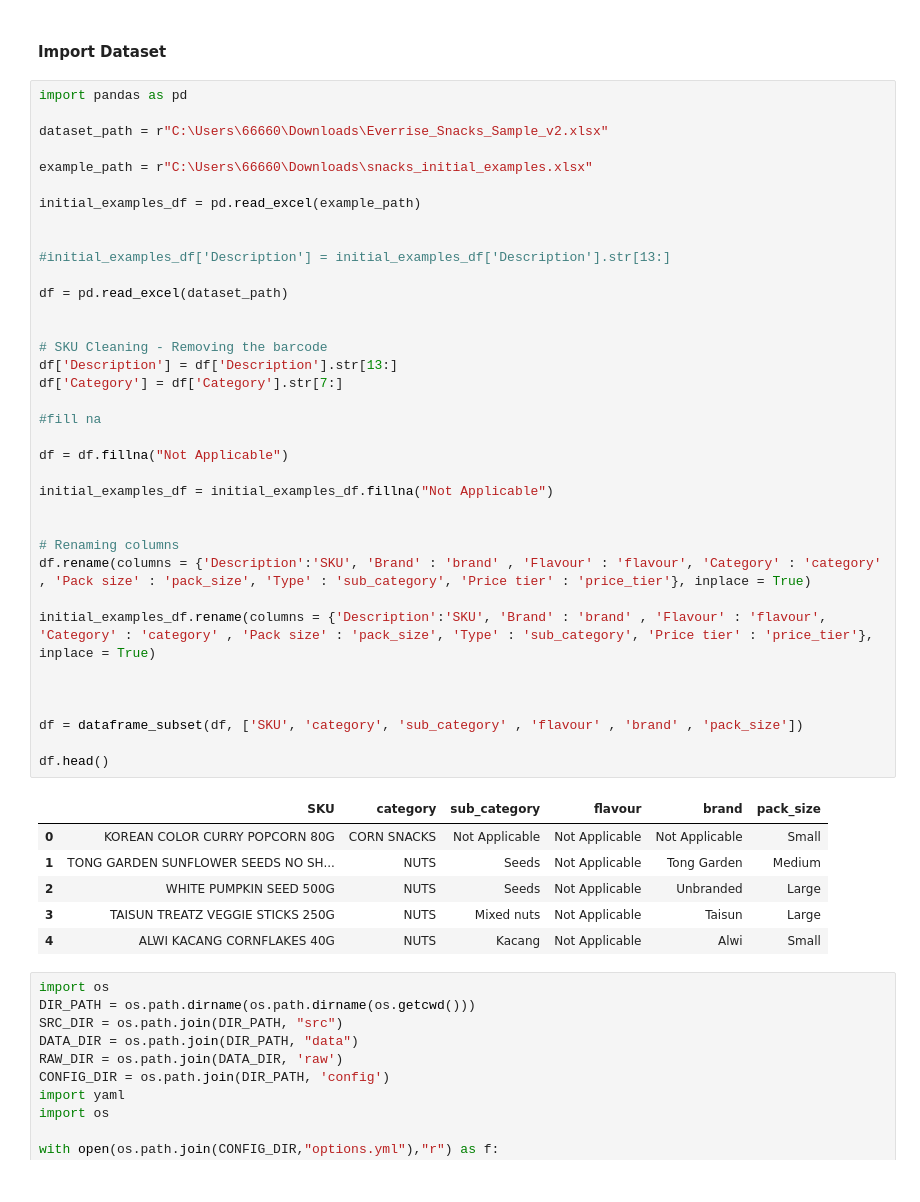
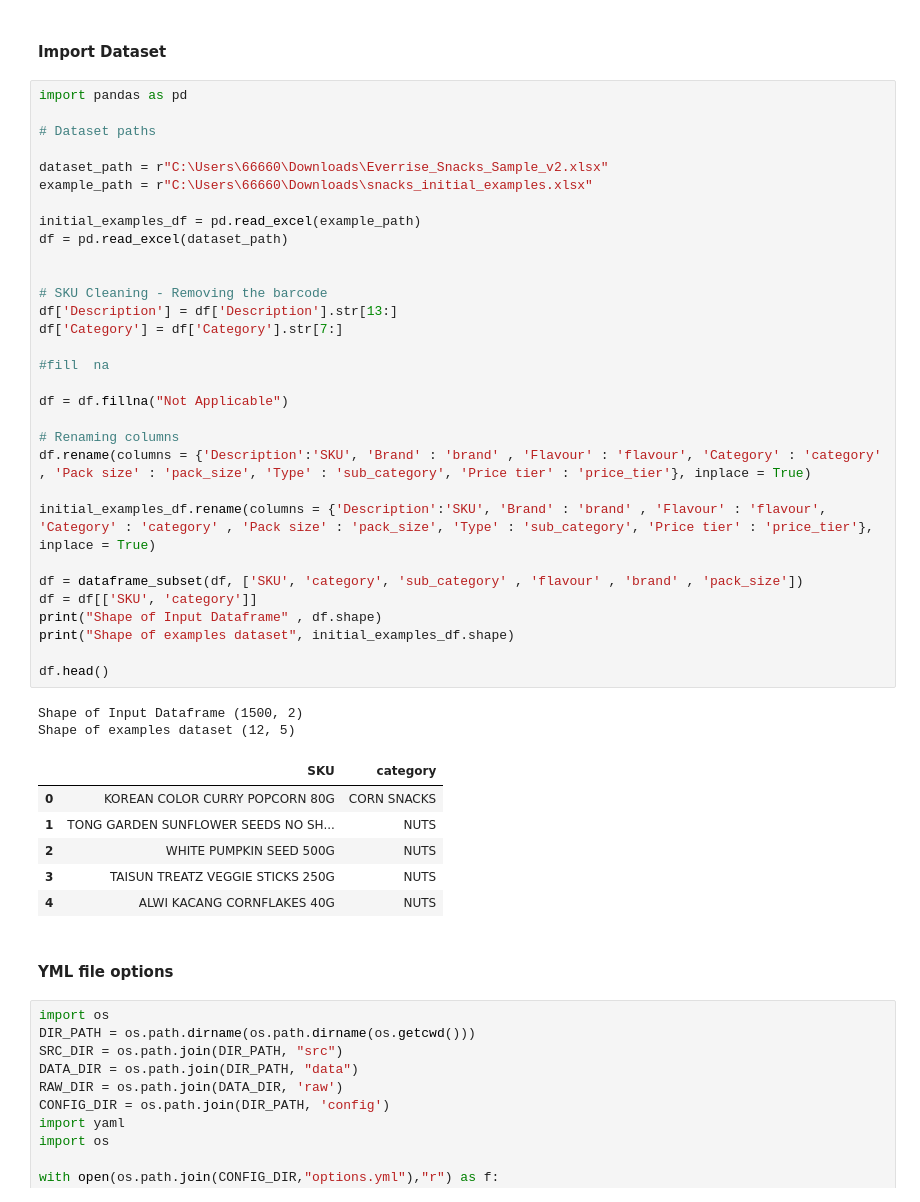
Before and after one commit to rajarshibain/bcn-labs-string-parsing, a Jupyter notebook: src/notebook/example_selector_chain_output.ipynb, the cells around one changed output. Drawn from its saved outputs; the diff is of its cells as text.

```diff
--- a/src/notebook/example_selector_chain_output.ipynb
+++ b/src/notebook/example_selector_chain_output.ipynb
@@ -197,46 +209,45 @@ def parse_json_values(data):
 # %%
 import pandas as pd
 
+# Dataset paths
+
 dataset_path = r"C:\Users\66660\Downloads\Everrise_Snacks_Sample_v2.xlsx"
-
 example_path = r"C:\Users\66660\Downloads\snacks_initial_examples.xlsx"
 
 initial_examples_df = pd.read_excel(example_path)
-
-
-#initial_examples_df['Description'] = initial_examples_df['Description'].str[13:]
-
 df = pd.read_excel(dataset_path)
 
 
 # SKU Cleaning - Removing the barcode
 df['Description'] = df['Description'].str[13:]
 df['Category'] = df['Category'].str[7:]
 
-#fill na
+#fill  na
 
 df = df.fillna("Not Applicable")
-
-initial_examples_df = initial_examples_df.fillna("Not Applicable")
-
 
 # Renaming columns
 df.rename(columns = {'Description':'SKU', 'Brand' : 'brand' , 'Flavour' : 'flavour', 'Category' : 'category' , 'Pack size' : 'pack_size', 'Type' : 'sub_category', 'Price tier' : 'price_tier'}, inplace = True)
 
 initial_examples_df.rename(columns = {'Description':'SKU', 'Brand' : 'brand' , 'Flavour' : 'flavour', 'Category' : 'category' , 'Pack size' : 'pack_size', 'Type' : 'sub_category', 'Price tier' : 'price_tier'}, inplace = True)
 
-
-
 df = dataframe_subset(df, ['SKU', 'category', 'sub_category' , 'flavour' , 'brand' , 'pack_size'])
+df = df[['SKU', 'category']]
+print("Shape of Input Dataframe" , df.shape)
+print("Shape of examples dataset", initial_examples_df.shape)
 
 df.head()
 # %% [output]
+Shape of Input Dataframe (1500, 2)
+Shape of examples dataset (12, 5)
-|  | SKU | category | sub_category | flavour | brand | pack_size |
-| 0 | KOREAN COLOR CURRY POPCORN 80G | CORN SNACKS | Not Applicable | Not Applicable | Not Applicable | Small |
-| 1 | TONG GARDEN SUNFLOWER SEEDS NO SH... | NUTS | Seeds | Not Applicable | Tong Garden | Medium |
-| 2 | WHITE PUMPKIN SEED 500G | NUTS | Seeds | Not Applicable | Unbranded | Large |
-| 3 | TAISUN TREATZ VEGGIE STICKS 250G | NUTS | Mixed nuts | Not Applicable | Taisun | Large |
-| 4 | ALWI KACANG CORNFLAKES 40G | NUTS | Kacang | Not Applicable | Alwi | Small |
+|  | SKU | category |
+| 0 | KOREAN COLOR CURRY POPCORN 80G | CORN SNACKS |
+| 1 | TONG GARDEN SUNFLOWER SEEDS NO SH... | NUTS |
+| 2 | WHITE PUMPKIN SEED 500G | NUTS |
+| 3 | TAISUN TREATZ VEGGIE STICKS 250G | NUTS |
+| 4 | ALWI KACANG CORNFLAKES 40G | NUTS |
+# %% [markdown]
+#### YML file options
 # %%
 import os
 DIR_PATH = os.path.dirname(os.path.dirname(os.getcwd()))
```
Also changed, not shown: parts of 114 cells of this notebook, 11 other files.
